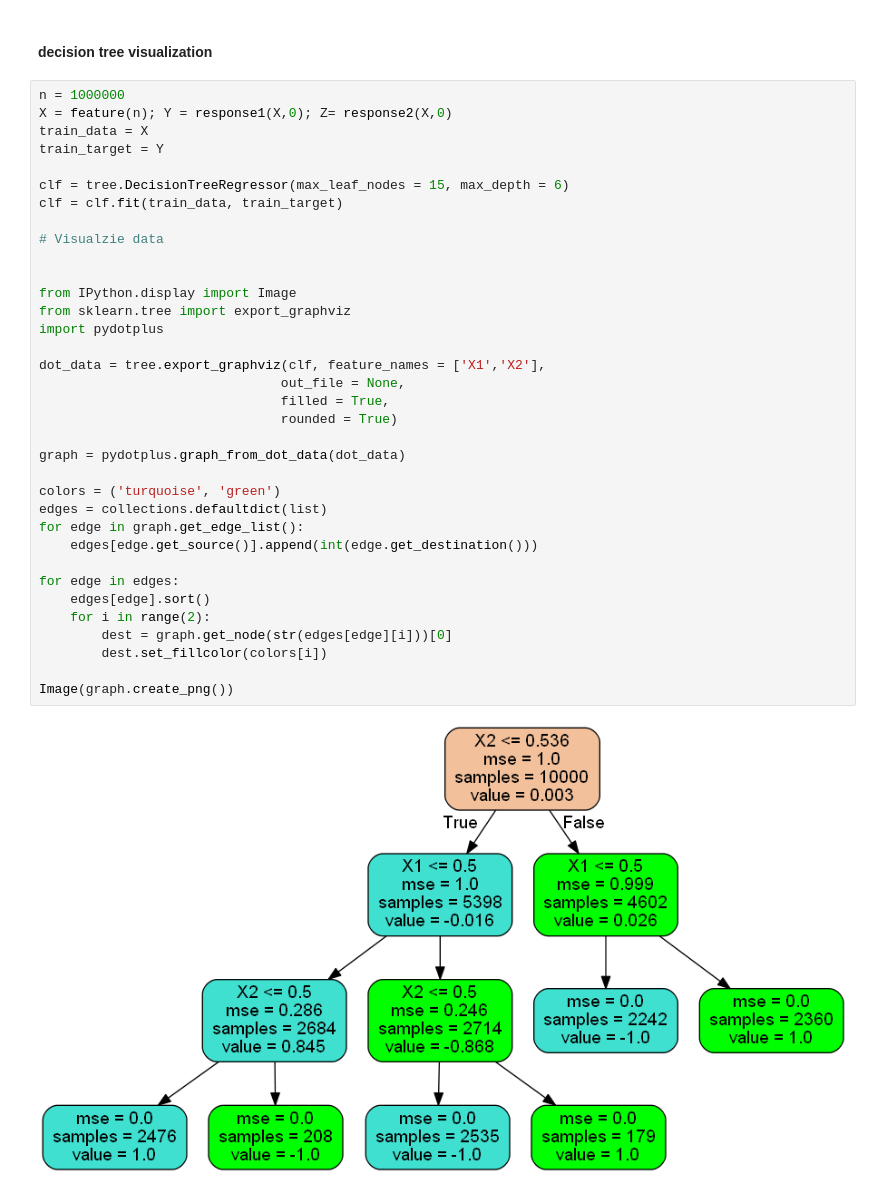
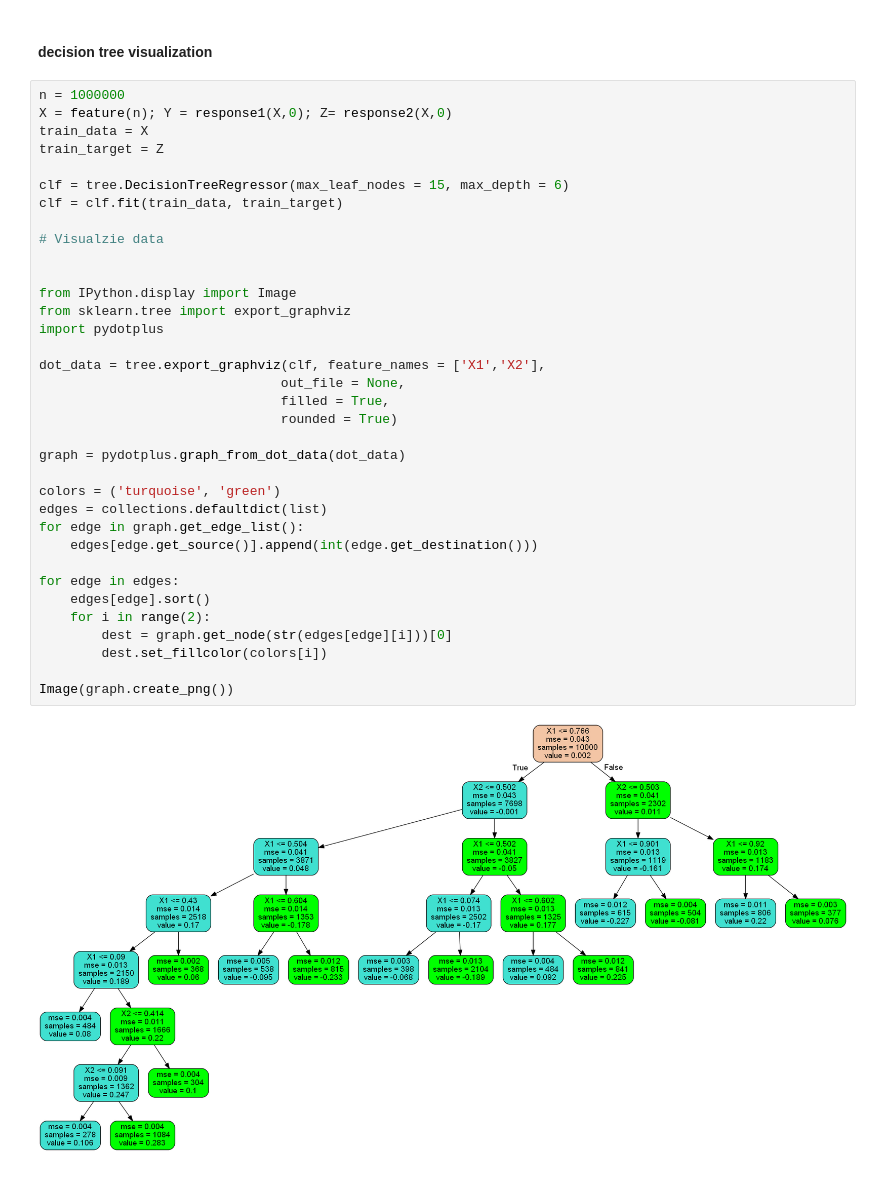
Before and after one commit to LandSurveyorK/ML_python, a Jupyter notebook: CounterExampleSplitting.ipynb, the cells around one changed output. Saved outputs shown, nothing was run; the diff lists cells and outputs as text.

```diff
--- a/CounterExampleSplitting.ipynb
+++ b/CounterExampleSplitting.ipynb
@@ -112,36 +112,36 @@ cool!
 n = 1000000
 X = feature(n); Y = response1(X,0); Z= response2(X,0)
 train_data = X
-train_target = Y
+train_target = Z
 
 clf = tree.DecisionTreeRegressor(max_leaf_nodes = 15, max_depth = 6)
 clf = clf.fit(train_data, train_target)
 
 # Visualzie data
 
 
 from IPython.display import Image
 from sklearn.tree import export_graphviz
 import pydotplus
 
 dot_data = tree.export_graphviz(clf, feature_names = ['X1','X2'],
                                out_file = None,
                                filled = True,
                                rounded = True)
 
 graph = pydotplus.graph_from_dot_data(dot_data)
 
 colors = ('turquoise', 'green')
 edges = collections.defaultdict(list)
 for edge in graph.get_edge_list():
     edges[edge.get_source()].append(int(edge.get_destination()))
 
 for edge in edges:
     edges[edge].sort()
     for i in range(2):
         dest = graph.get_node(str(edges[edge][i]))[0]
         dest.set_fillcolor(colors[i])
 
 Image(graph.create_png())
 # %% [output]
-[figure, old version]
+[figure, new version]
```
Also changed, not shown: parts of 1 cell of this notebook, 9 other files.
